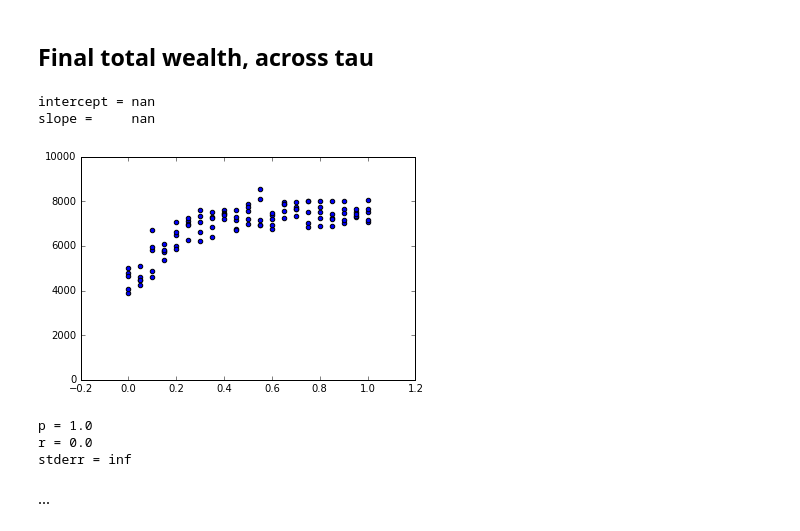
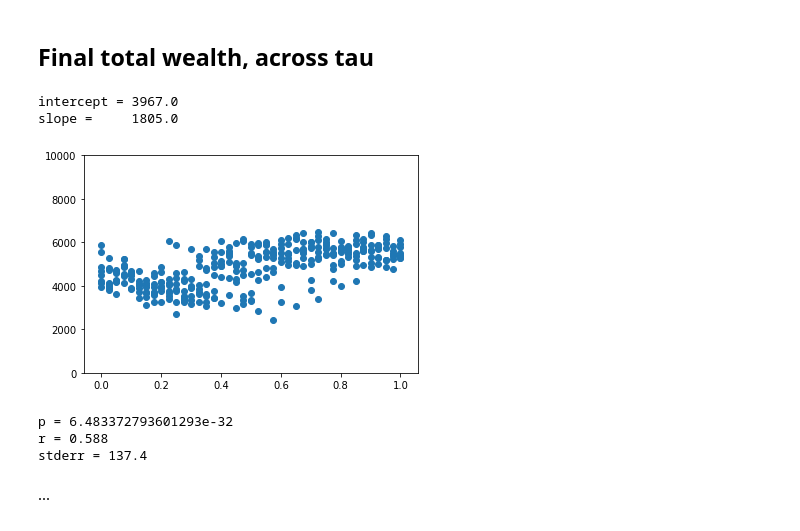
Before and after one commit to marycourtland/complexity-challenge-spring-2018, a Jupyter notebook: tau_analysis.ipynb, the cells around one changed output. Cells and saved outputs as stored; diff of their text form; code cells hidden in the pictures.

```diff
--- a/tau_analysis.ipynb
+++ b/tau_analysis.ipynb
@@ -29,38 +29,38 @@ def loadBehaviorspace(filename):
     return (metadata, data)
 # %%
 #metadata,data = loadBehaviorspace("./behaviorspace_data/tau_turn-taker.csv")
-metadata,data = loadBehaviorspace("./behaviorspace_data/mutation_adaptive-agent-2_1_1_m_pools.csv")
+metadata,data = loadBehaviorspace("./behaviorspace_data/tau_memory-agent_4_pools_variance.csv")
 # %% [markdown]
 ## Final total wealth, across tau
 # %%
 final_step_mask = [step == 100 for step in data['[step]']]
 final_tau = np.extract(final_step_mask, data['tau'])
 final_total_wealth = np.extract(final_step_mask, data['total-wealth'])
 
-final_mutation_magnitude = np.extract(final_step_mask, data['mutation-magnitude'])
+#final_mutation_magnitude = np.extract(final_step_mask, data['mutation-magnitude'])
 
 # linear regression
-#slope, intercept, r_value, p_value, std_err = stats.linregress(final_tau, final_total_wealth)
+slope, intercept, r_value, p_value, std_err = stats.linregress(final_tau, final_total_wealth)
 
 print ""
 print "intercept =", round(intercept)
 print "slope =    ", round(slope)
 
 #plt.plot(final_tau, intercept + slope*final_tau, 'r', label='fitted line')
-plt.scatter(final_mutation_magnitude, final_total_wealth)
+plt.scatter(final_tau, final_total_wealth)
 plt.ylim(0, 10000)
 plt.show()
 
 print "p =", p_value
 print "r =", round(r_value, 3)
 print "stderr =",round(std_err, 1)
 # %% [output]
-intercept = nan
-slope =     nan
+intercept = 3967.0
+slope =     1805.0
-[figure, old version]
+[figure, new version]
-p = 1.0
-r = 0.0
-stderr = inf
+p = 6.483372793601293e-32
+r = 0.588
+stderr = 137.4
 # %% [markdown]
 ...
 # %% [markdown]
```
Also changed, not shown: parts of 5 cells of this notebook, 4 other files.
